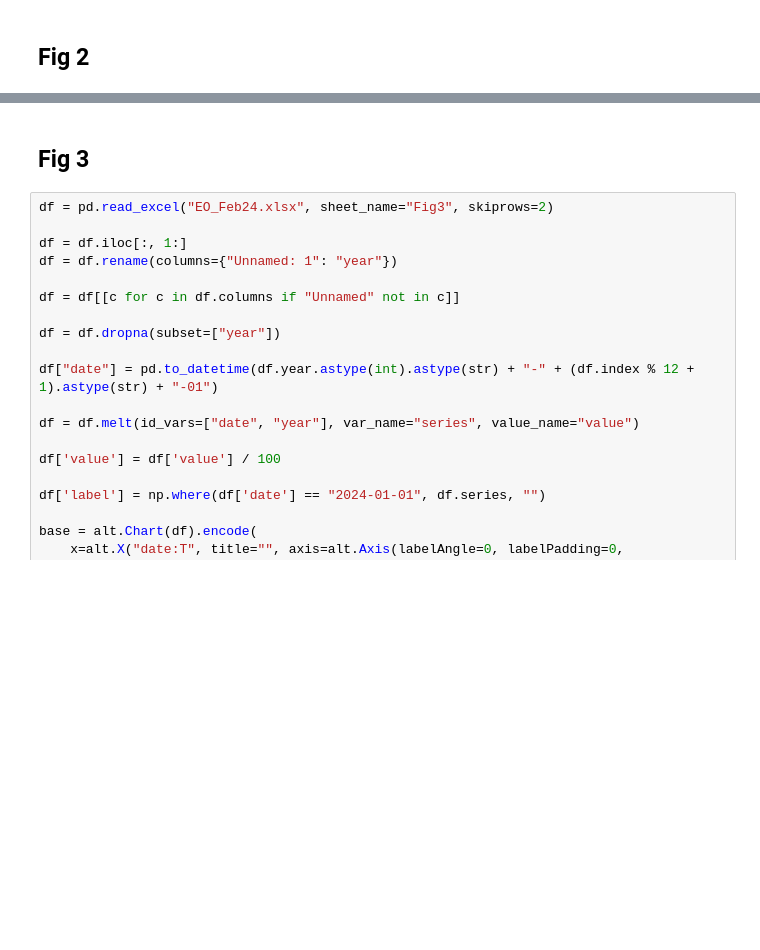
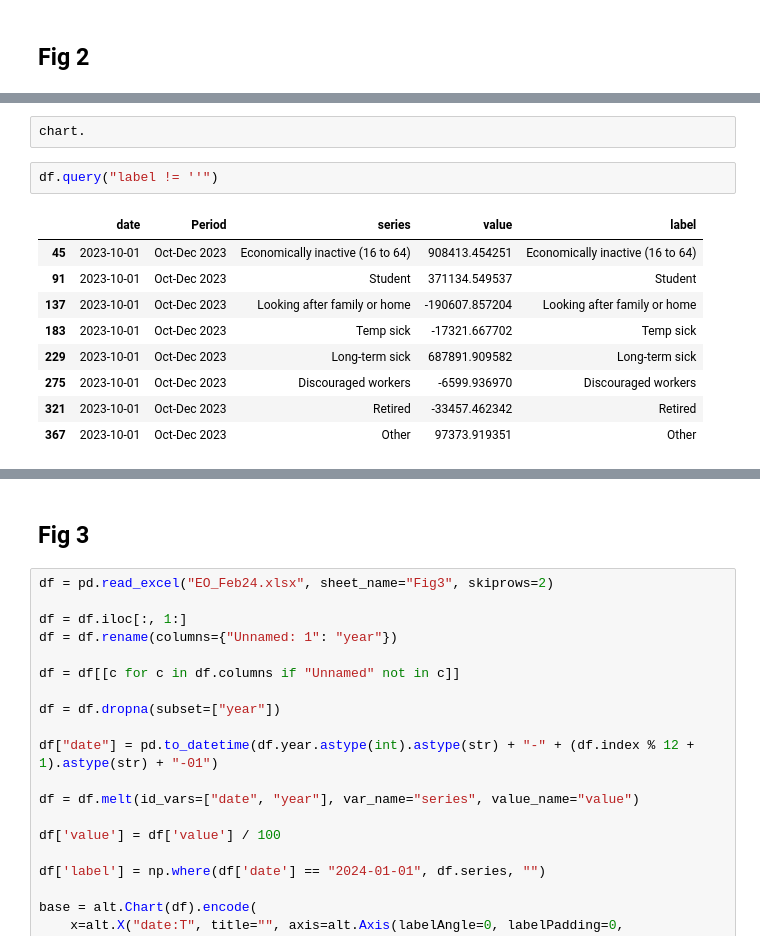
Before and after one commit to jhellingsdata/RADataHub, a Jupyter notebook: Article Charts/niesr_trackers/niser_trackers.ipynb, the cells around one changed output, grey strips where cells are left out. Drawn from its saved outputs; the diff is of its cells as text; blank space fills up the shorter version.

Commit message:
charts

```diff
--- a/Article Charts/niesr_trackers/niser_trackers.ipynb
+++ b/Article Charts/niesr_trackers/niser_trackers.ipynb
@@ -150,3 +160,17 @@ chart.save("fig2.png", scale_factor=3)
 chart
 # %% [output]
 [interactive output not drawn]
+# %%
+chart.
+# %%
+df.query("label != ''")
+# %% [output]
+|  | date | Period | series | value | label |
+| 45 | 2023-10-01 | Oct-Dec 2023 | Economically inactive (16 to 64) | 908413.454251 | Economically inactive (16 to 64) |
+| 91 | 2023-10-01 | Oct-Dec 2023 | Student | 371134.549537 | Student |
+| 137 | 2023-10-01 | Oct-Dec 2023 | Looking after family or home | -190607.857204 | Looking after family or home |
+| 183 | 2023-10-01 | Oct-Dec 2023 | Temp sick | -17321.667702 | Temp sick |
+| 229 | 2023-10-01 | Oct-Dec 2023 | Long-term sick | 687891.909582 | Long-term sick |
+| 275 | 2023-10-01 | Oct-Dec 2023 | Discouraged workers | -6599.936970 | Discouraged workers |
+| 321 | 2023-10-01 | Oct-Dec 2023 | Retired | -33457.462342 | Retired |
+| 367 | 2023-10-01 | Oct-Dec 2023 | Other | 97373.919351 | Other |
```
Also changed, not shown: parts of 2 cells of this notebook, 42 other files.
